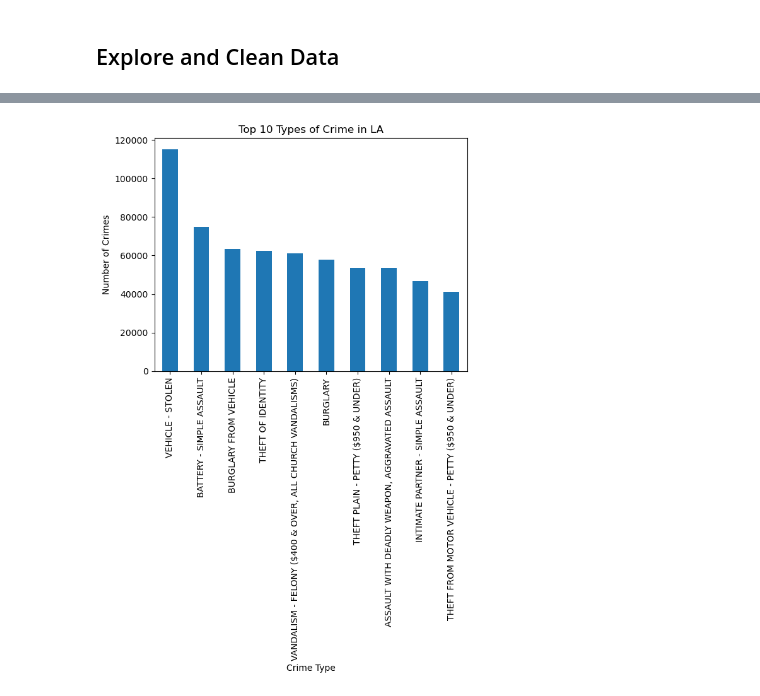
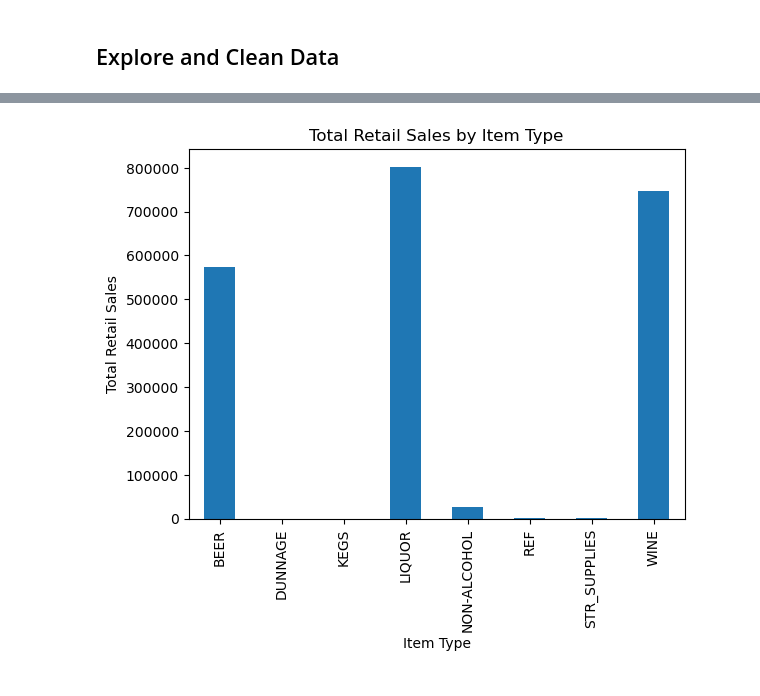
Before and after one commit to mjansen028/IA-340, a Jupyter notebook: lab2.ipynb, the cells around one changed output, grey strips where cells are left out. Cells and saved outputs as stored; diff of their text form; code cells hidden in the pictures.

```diff
--- a/lab2.ipynb
+++ b/lab2.ipynb
@@ -6,6 +6,6 @@ warnings.simplefilter('ignore')
 
 import pandas as pd
 
-df = pd.read_csv('s3://ia340-2025-fall-1128/Crime_Data_from_2020_to_Present.csv') # load the data from s3
+df = pd.read_csv('s3://ia340-2025-fall-1128/Warehouse_and_Retail_Sales.csv') # load the data from s3
 df.head() # shows the top 5 rows
 # %% [output]
@@ -100,3 +94,0 @@ memory usage: 214.7+ MB
-# %%
-df = df.rename(columns={"DATE OCC": "date", "Crm Cd Desc": "crime"})
-df.head()
@@ -110,0 +95,3 @@ df.head()
+# %%
+df = df.rename(columns={"ITEM DESCRIPTION": "DESCRIPTION", "ITEM CODE": "CODE"}) # renames the two columns
+df.head() # shows the top 5 to show they were renamed
@@ -242,10 +221,11 @@ crime_counts = df.groupby("crime").size().sort_values(ascending=False).head(10)
+# %%
+sum_sales_by_type = df.groupby('ITEM TYPE')['RETAIL SALES'].sum() # groups the data by I
 # %%
-plt.figure()
-crime_counts.plot(kind="bar")
-plt.title("Top 10 Types of Crime in LA")
-plt.xlabel("Crime Type")
-plt.ylabel("Number of Crimes")
+sum_sales_by_type.plot(kind='bar')
+plt.title("Total Retail Sales by Item Type")
+plt.xlabel("Item Type")
+plt.ylabel("Total Retail Sales")
 plt.xticks(rotation=90)
 plt.show()
 # %% [output]
-[figure, old version]
+[figure, new version]
```
Also changed, not shown: parts of 29 cells of this notebook.
